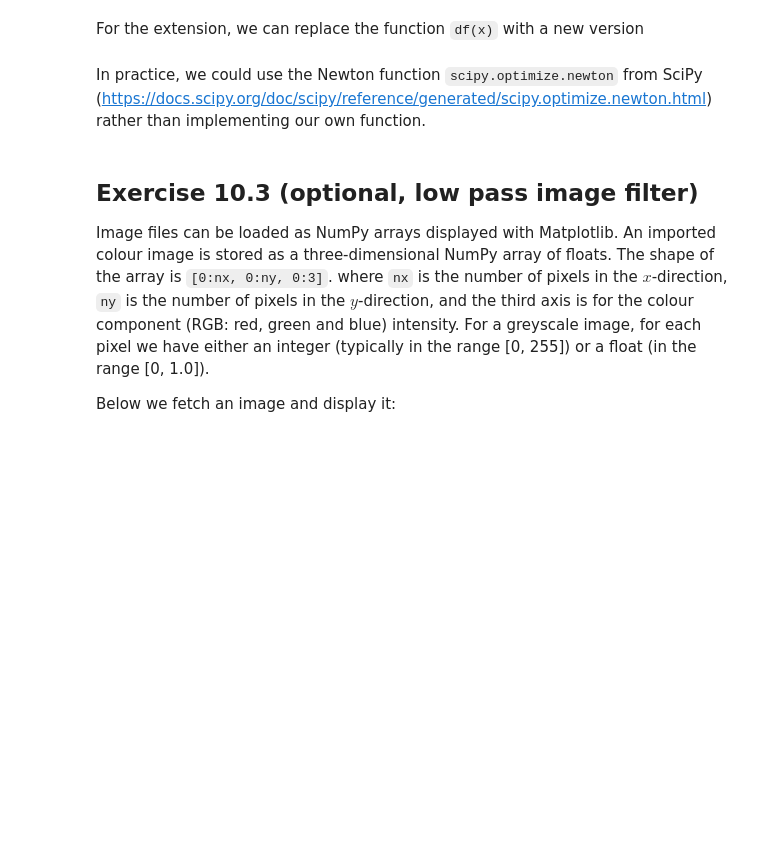
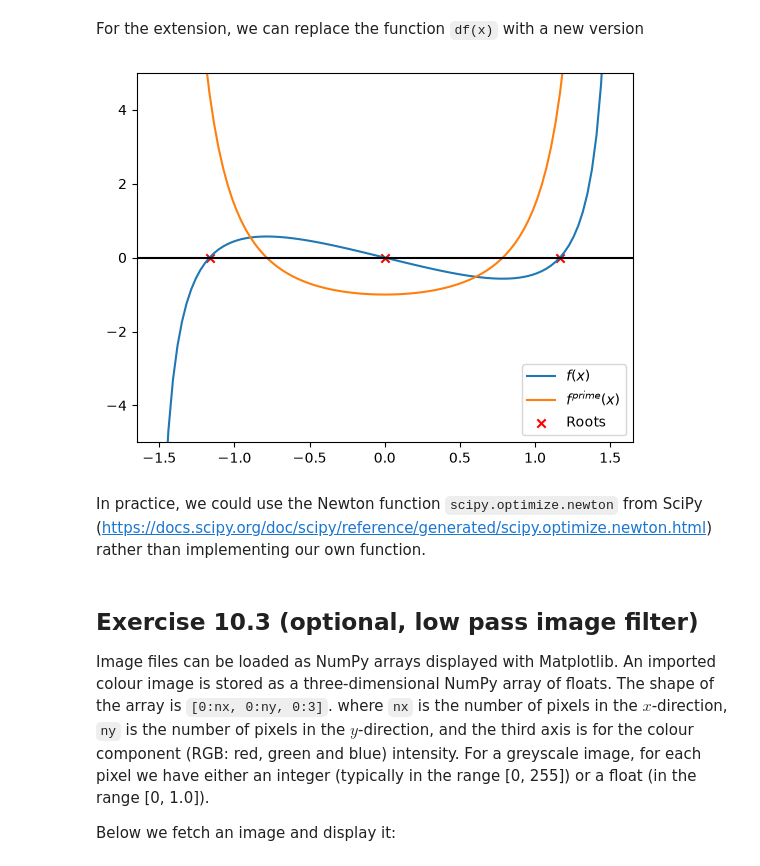
Before and after one commit to adrianchiu0218/PartIA-Computing-Michaelmas_khac5, a Jupyter notebook: Exercises/10 Exercises.ipynb, the cells around one changed output. Cells and saved outputs as stored; diff of their text form; code cells hidden in the pictures; blank space fills up the shorter version.

```diff
--- a/Exercises/10 Exercises.ipynb
+++ b/Exercises/10 Exercises.ipynb
@@ -166,7 +190,7 @@ For the extension, we can replace the function `df(x)` with a new version
 def df(x):
     # Try changing dx to 1e-15 or smaller
     dx = 1e-9
-    ...
+    return (f(x+dx)-f(x-dx))/(2*dx)
 # %%
 ## tests ##
 
@@ -182,3 +202,28 @@ assert np.isclose(xroots, [-1.16556119e+00, 2.08575213e-10, 1.16556119e+00]).all
+# %%
+# Plot f, f' and roots
+
+# We can visualise the result:
+
+%matplotlib inline
+import matplotlib.pyplot as plt
+
+# Plot f and df/dx
+x = np.linspace(-1.5, 1.5, 100)
+plt.plot(x, f(x), label='$f(x)$')
+plt.plot(x, df(x), label="$f^{prime}(x)$")
+
+# Add location of roots to plot
+# add x line
+plt.axhline(0, c="k")
+# limiting y range
+plt.ylim(-5,5)
+# plotting roots
+plt.scatter(xroots,[0,0,0], label = "Roots", color = "r", marker = "x" )
+# showing legend
+plt.legend()
+plt.show()
+# %% [output]
+[figure, added]
 # %% [markdown]
 In practice, we could use the Newton function `scipy.optimize.newton` from SciPy (https://docs.scipy.org/doc/scipy/reference/generated/scipy.optimize.newton.html) rather than implementing our own function.
 # %% [markdown]
```
Also changed, not shown: parts of 10 cells of this notebook, 8 other files.
